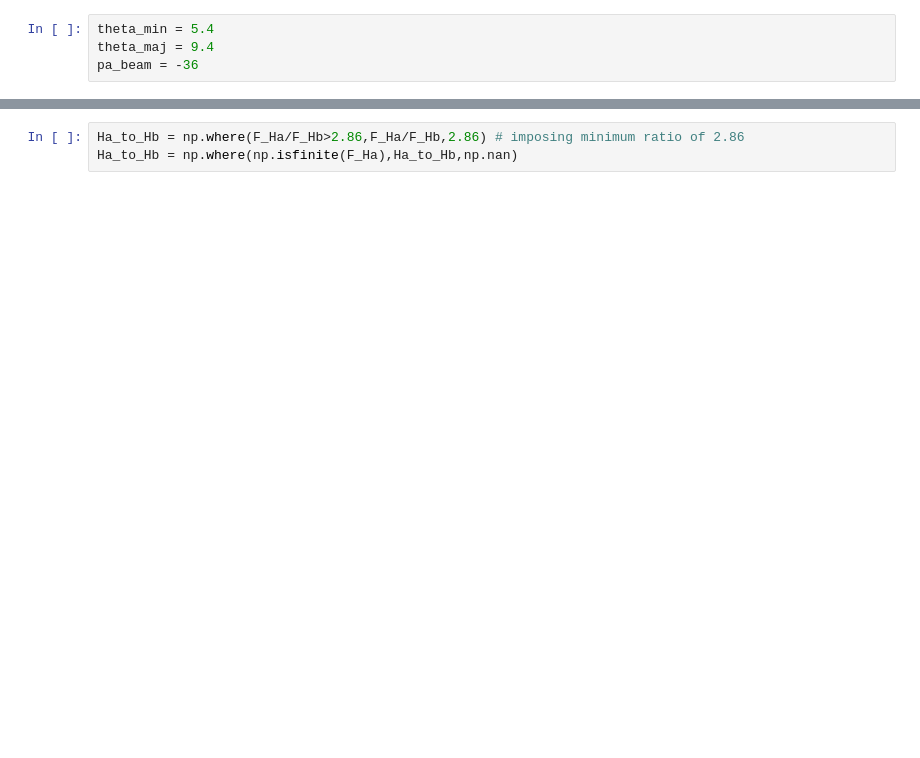
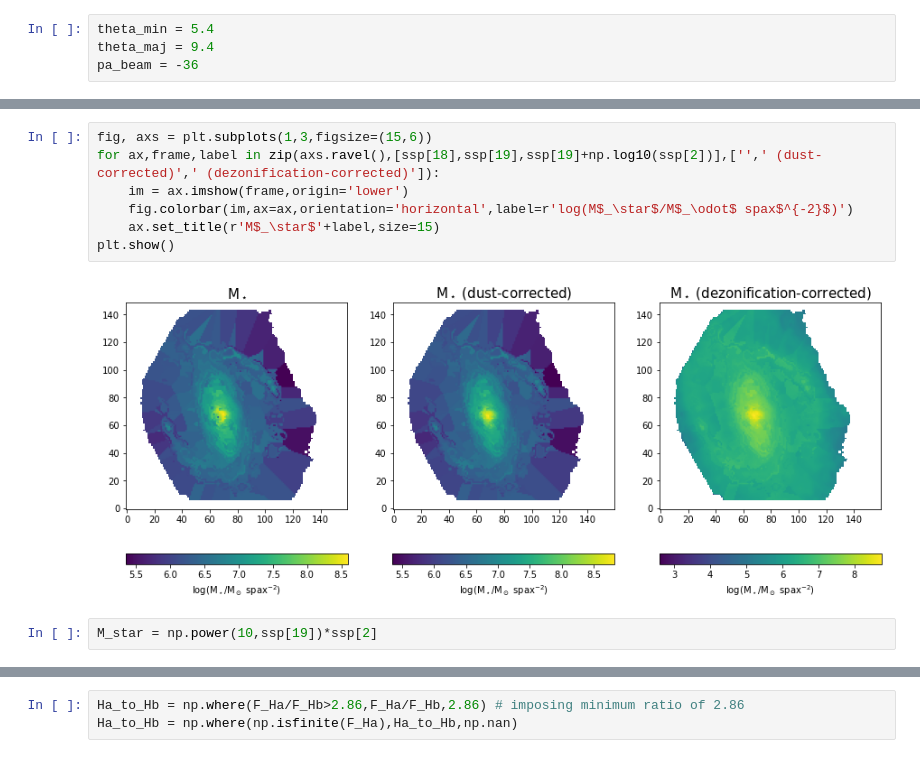
Before and after one commit to Bruno-Rodriguez/quenching-nearby-galaxies, a Jupyter notebook: astrophysical-properties.ipynb, the cells around one changed output, grey strips where cells are left out. Cells and saved outputs as stored; diff of their text form; blank space fills up the shorter version.

```diff
--- a/astrophysical-properties.ipynb
+++ b/astrophysical-properties.ipynb
@@ -128,0 +150,11 @@ plt.show()
+# %%
+fig, axs = plt.subplots(1,3,figsize=(15,6))
+for ax,frame,label in zip(axs.ravel(),[ssp[18],ssp[19],ssp[19]+np.log10(ssp[2])],['',' (dust-corrected)',' (dezonification-corrected)']):
+    im = ax.imshow(frame,origin='lower')
+    fig.colorbar(im,ax=ax,orientation='horizontal',label=r'log(M$_\star$/M$_\odot$ spax$^{-2}$)')
+    ax.set_title(r'M$_\star$'+label,size=15)
+plt.show()
+# %% [output]
+[figure]
+# %%
+M_star = np.power(10,ssp[19])*ssp[2]
```
Also changed, not shown: parts of 69 cells of this notebook.
